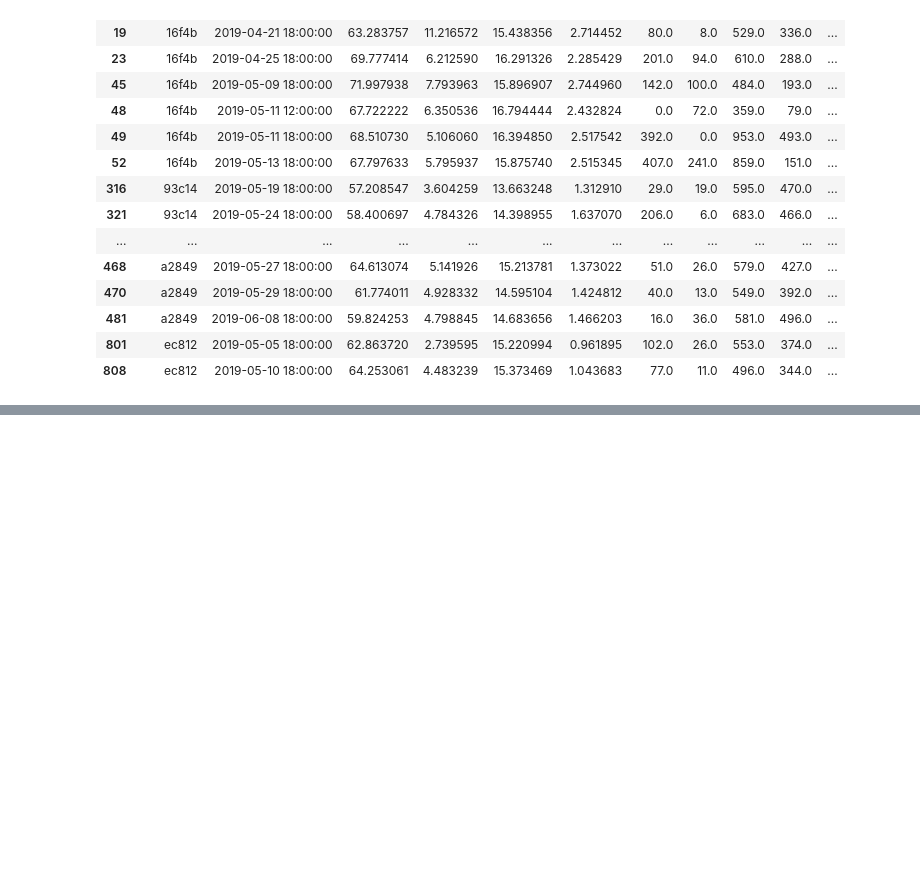
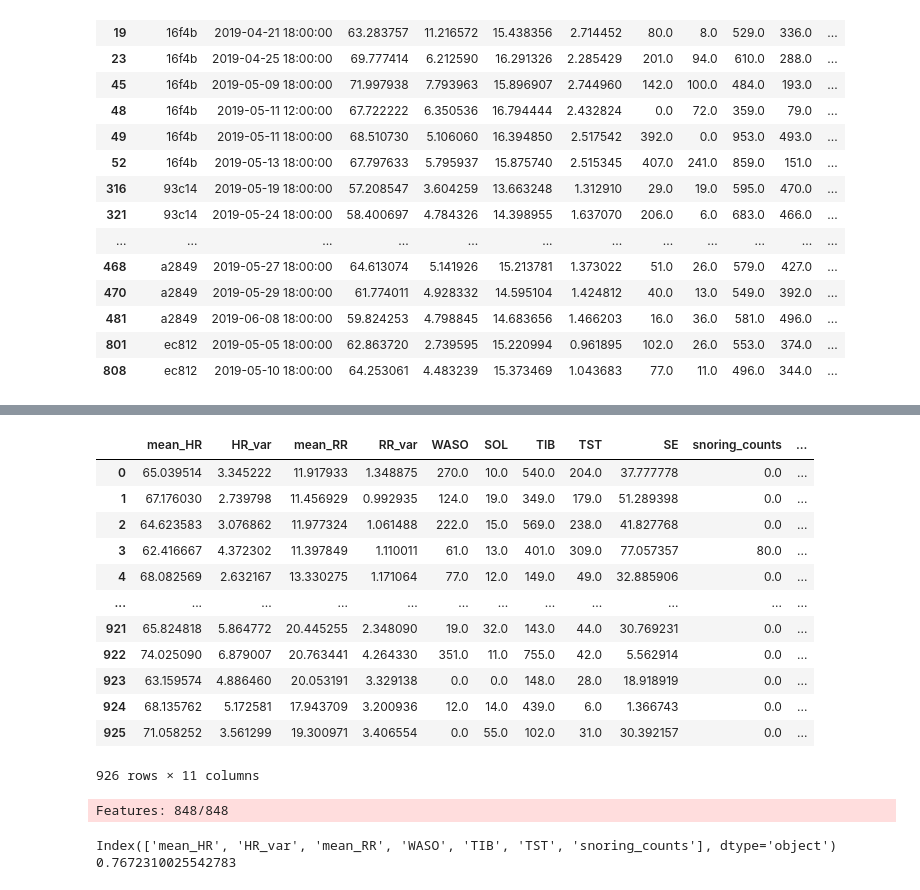
Before and after one commit to y-ghoneim/SDProject32, a Jupyter notebook: Sleep_hypnograms.ipynb, the cells around one changed output, grey strips where cells are left out. Cells and saved outputs as stored; diff of their text form; code cells hidden in the pictures; blank space fills up the shorter version.

```diff
--- a/Sleep_hypnograms.ipynb
+++ b/Sleep_hypnograms.ipynb
@@ -235,0 +246,16 @@ aggregated_df.to_csv('Dataset\Aggregated_Sleep.csv', index=False)
+# %%
+agg_sleep_df.loc[:,~agg_sleep_df.columns.isin(['patient_id','window_start'])]
+# %% [output]
+|  | mean_HR | HR_var | mean_RR | RR_var | WASO | SOL | TIB | TST | SE | snoring_counts | ... |
+| 0 | 65.039514 | 3.345222 | 11.917933 | 1.348875 | 270.0 | 10.0 | 540.0 | 204.0 | 37.777778 | 0.0 | ... |
+| 1 | 67.176030 | 2.739798 | 11.456929 | 0.992935 | 124.0 | 19.0 | 349.0 | 179.0 | 51.289398 | 0.0 | ... |
+| 2 | 64.623583 | 3.076862 | 11.977324 | 1.061488 | 222.0 | 15.0 | 569.0 | 238.0 | 41.827768 | 0.0 | ... |
+| 3 | 62.416667 | 4.372302 | 11.397849 | 1.110011 | 61.0 | 13.0 | 401.0 | 309.0 | 77.057357 | 80.0 | ... |
+| 4 | 68.082569 | 2.632167 | 13.330275 | 1.171064 | 77.0 | 12.0 | 149.0 | 49.0 | 32.885906 | 0.0 | ... |
+| ... | ... | ... | ... | ... | ... | ... | ... | ... | ... | ... | ... |
+| 921 | 65.824818 | 5.864772 | 20.445255 | 2.348090 | 19.0 | 32.0 | 143.0 | 44.0 | 30.769231 | 0.0 | ... |
+| 922 | 74.025090 | 6.879007 | 20.763441 | 4.264330 | 351.0 | 11.0 | 755.0 | 42.0 | 5.562914 | 0.0 | ... |
+| 923 | 63.159574 | 4.886460 | 20.053191 | 3.329138 | 0.0 | 0.0 | 148.0 | 28.0 | 18.918919 | 0.0 | ... |
+| 924 | 68.135762 | 5.172581 | 17.943709 | 3.200936 | 12.0 | 14.0 | 439.0 | 6.0 | 1.366743 | 0.0 | ... |
+| 925 | 71.058252 | 3.561299 | 19.300971 | 3.406554 | 0.0 | 55.0 | 102.0 | 31.0 | 30.392157 | 0.0 | ... |
+926 rows × 11 columns
@@ -235,0 +323,13 @@ aggregated_df.to_csv('Dataset\Aggregated_Sleep.csv', index=False)
+# %%
+efs = ExhaustiveFeatureSelector(RandomForestClassifier(),min_features = 4, max_features=10, scoring='roc_auc')
+
+efs = efs.fit(X_train, y_train)
+
+selected_features = X_train.columns[list(efs.best_idx_)]
+print(selected_features)
+
+print(efs.best_score_)
+# %% [output]
+Features: 848/848
+Index(['mean_HR', 'HR_var', 'mean_RR', 'WASO', 'TIB', 'TST', 'snoring_counts'], dtype='object')
+0.7672310025542783
```
Also changed, not shown: parts of 5 cells of this notebook.
